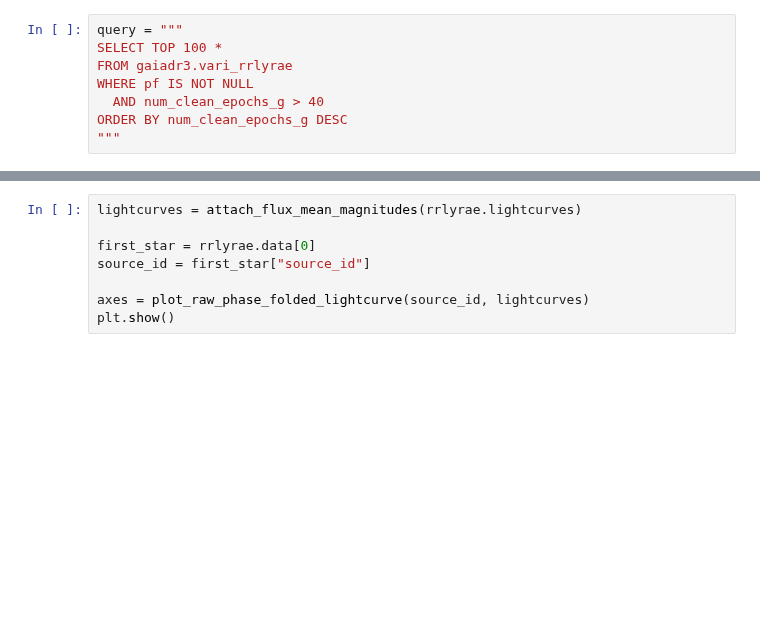
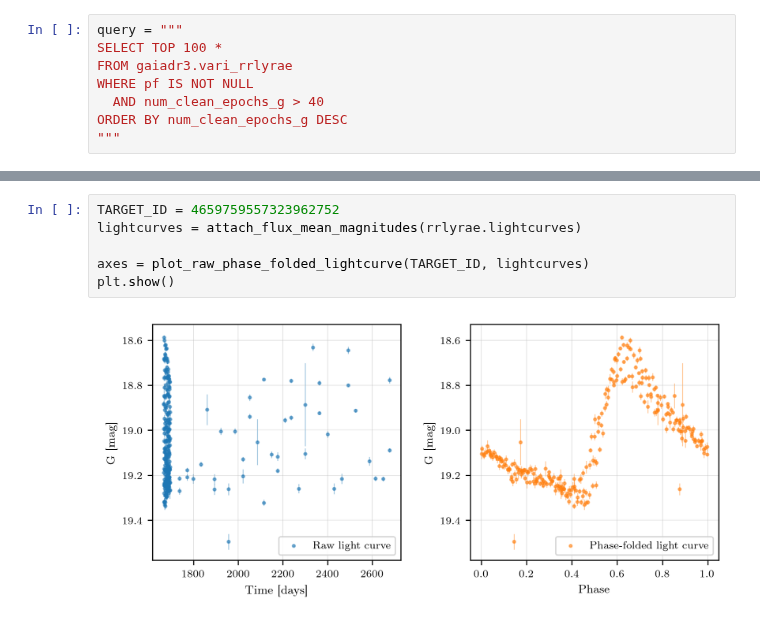
Before and after one commit to raw-asparagus/ay-128, a Jupyter notebook: labs/01/01-01.ipynb, the cells around one changed output, grey strips where cells are left out. Saved outputs shown, nothing was run; the diff lists cells and outputs as text; blank space fills up the shorter version.

```diff
--- a/labs/01/01-01.ipynb
+++ b/labs/01/01-01.ipynb
@@ -40,8 +77,8 @@ rrlyrae.data[:10]
 # %%
+TARGET_ID = 4659759557323962752
 lightcurves = attach_flux_mean_magnitudes(rrlyrae.lightcurves)
 
-first_star = rrlyrae.data[0]
-source_id = first_star["source_id"]
-
-axes = plot_raw_phase_folded_lightcurve(source_id, lightcurves)
+axes = plot_raw_phase_folded_lightcurve(TARGET_ID, lightcurves)
 plt.show()
+# %% [output]
+[figure, added]
```
Also changed, not shown: parts of 23 cells of this notebook, 13 other files.
